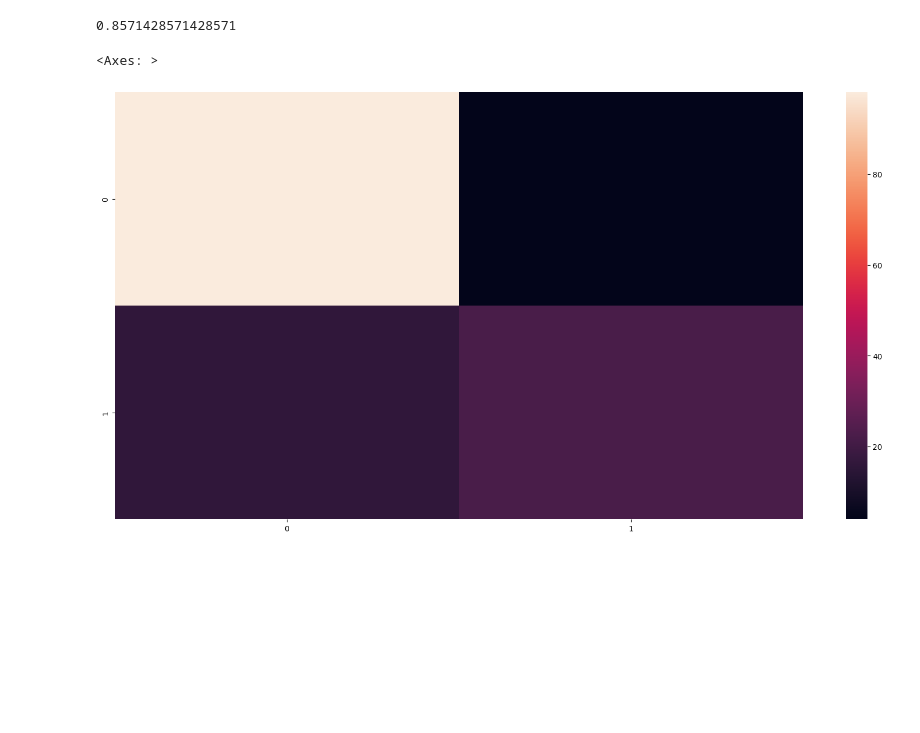
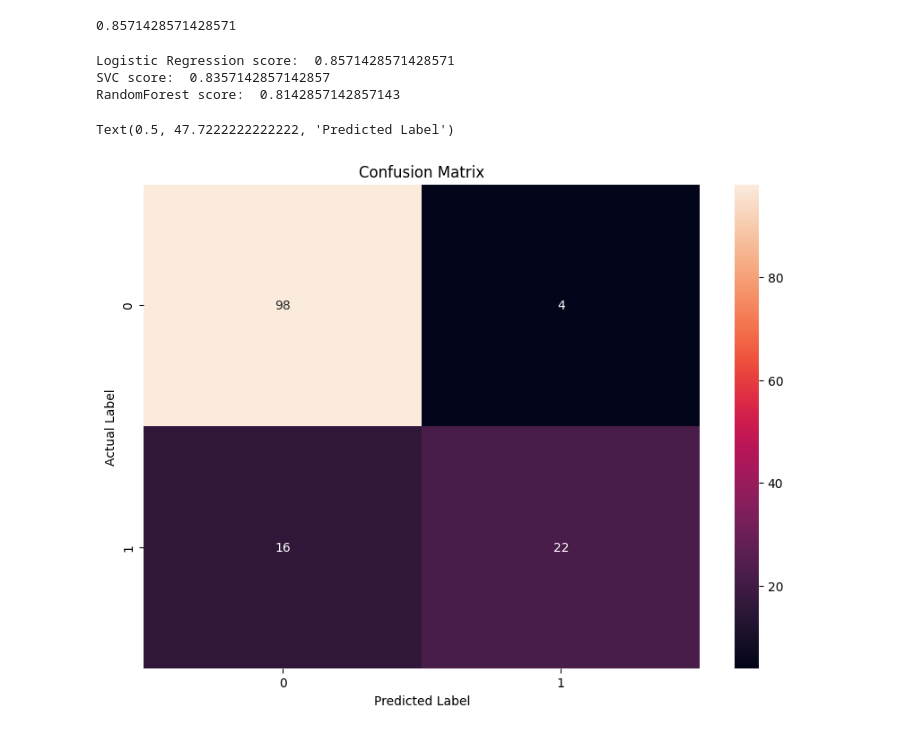
Before and after one commit to aycadurgut/Credit-Risk-Modelling, a Jupyter notebook: credit-risk-prediction.ipynb, the cells around one changed output. Saved outputs shown, nothing was run; the diff lists cells and outputs as text; code cells hidden in the pictures; blank space fills up the shorter version.

```diff
--- a/credit-risk-prediction.ipynb
+++ b/credit-risk-prediction.ipynb
@@ -190,8 +194,20 @@ lr.score(X_test, y_test)
+# %%
+print("Logistic Regression score: ", accuracy_lr)
+print("SVC score: ", accuracy_svc)
+print("RandomForest score: ", accuracy_rfc)
+# %% [output]
+Logistic Regression score:  0.8571428571428571
+SVC score:  0.8357142857142857
+RandomForest score:  0.8142857142857143
 # %%
 y_pred = lr.predict(X_test)
-c = confusion_matrix(y_test, y_pred)
-fig, ax = plt.subplots(figsize = (20, 10))
-sns.heatmap(c, ax = ax)
+cm = confusion_matrix(y_test, y_pred)
+
+plt.figure(figsize = (10, 7))
+sns.heatmap(cm, annot = True, fmt = "d")
+plt.title("Confusion Matrix")
+plt.ylabel("Actual Label")
+plt.xlabel("Predicted Label")
 # %% [output]
-<Axes: >
+Text(0.5, 47.7222222222222, 'Predicted Label')
-[figure, old version]
+[figure, new version]
```
Also changed, not shown: parts of 3 cells of this notebook.
